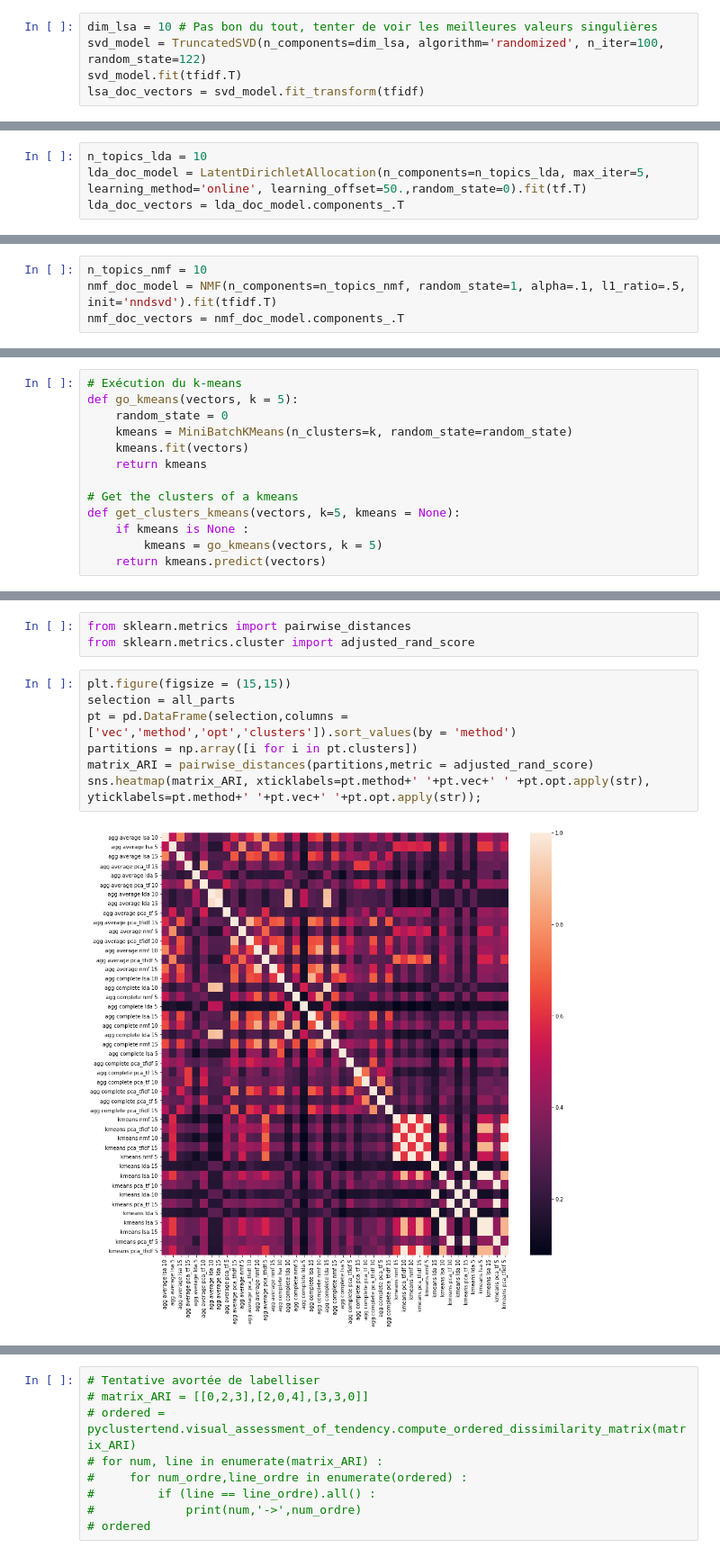
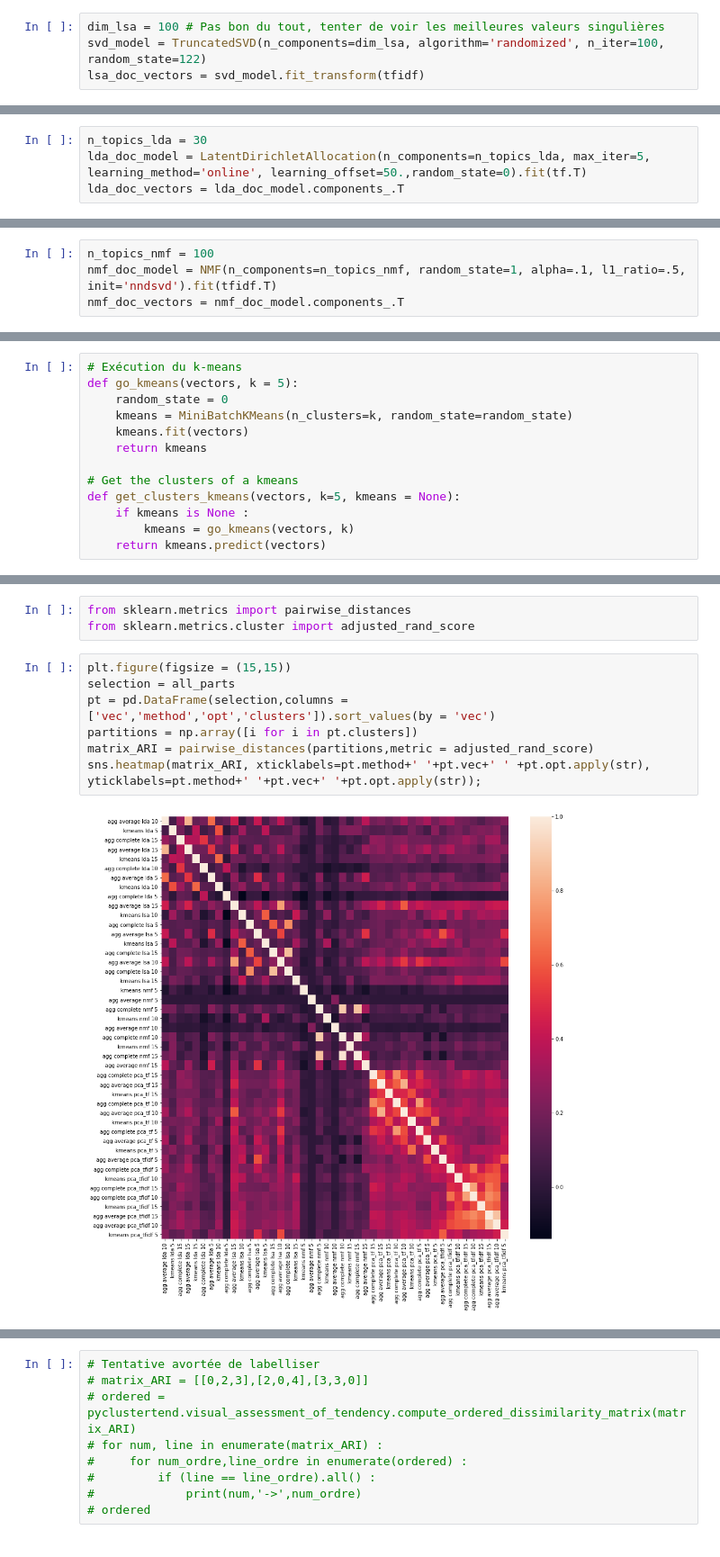
Before and after one commit to AchilleBaucher/confiance_diffusion, a Jupyter notebook: jupyter/organized_clustering.ipynb, the cells around one changed output, grey strips where cells are left out. Shown at 90% size. Drawn from its saved outputs; the diff is of its cells as text.

```diff
--- a/jupyter/organized_clustering.ipynb
+++ b/jupyter/organized_clustering.ipynb
@@ -84,7 +92,6 @@ all_vecs.append(['pca_tf',dim_pca_tf,reduced_features_tf])
 # %%
 from sklearn.decomposition import TruncatedSVD
 # %%
-dim_lsa = 10 # Pas bon du tout, tenter de voir les meilleures valeurs singulières
+dim_lsa = 100 # Pas bon du tout, tenter de voir les meilleures valeurs singulières
 svd_model = TruncatedSVD(n_components=dim_lsa, algorithm='randomized', n_iter=100, random_state=122)
-svd_model.fit(tfidf.T)
 lsa_doc_vectors = svd_model.fit_transform(tfidf)
@@ -96,6 +107,6 @@ all_vecs.append(['lsa',dim_lsa,lsa_doc_vectors])
 # %%
 from sklearn.decomposition import LatentDirichletAllocation
 # %%
-n_topics_lda = 10
+n_topics_lda = 30
 lda_doc_model = LatentDirichletAllocation(n_components=n_topics_lda, max_iter=5, learning_method='online', learning_offset=50.,random_state=0).fit(tf.T)
 lda_doc_vectors = lda_doc_model.components_.T
@@ -107,6 +153,6 @@ all_vecs.append(['lda',n_topics_lda,lda_doc_vectors])
 # %%
 from sklearn.decomposition import NMF
 # %%
-n_topics_nmf = 10
+n_topics_nmf = 100
 nmf_doc_model = NMF(n_components=n_topics_nmf, random_state=1, alpha=.1, l1_ratio=.5, init='nndsvd').fit(tfidf.T)
 nmf_doc_vectors = nmf_doc_model.components_.T
@@ -133,7 +194,7 @@ def go_kmeans(vectors, k = 5):
 # Get the clusters of a kmeans
 def get_clusters_kmeans(vectors, k=5, kmeans = None):
     if kmeans is None :
-        kmeans = go_kmeans(vectors, k = 5)
+        kmeans = go_kmeans(vectors, k)
     return kmeans.predict(vectors)
 # %% [markdown]
 ## 2.2 Hiérarchique
@@ -204,12 +265,12 @@ from sklearn.metrics.cluster import adjusted_rand_score
 # %%
 plt.figure(figsize = (15,15))
 selection = all_parts
-pt = pd.DataFrame(selection,columns = ['vec','method','opt','clusters']).sort_values(by = 'method')
+pt = pd.DataFrame(selection,columns = ['vec','method','opt','clusters']).sort_values(by = 'vec')
 partitions = np.array([i for i in pt.clusters])
 matrix_ARI = pairwise_distances(partitions,metric = adjusted_rand_score)
 sns.heatmap(matrix_ARI, xticklabels=pt.method+' '+pt.vec+' ' +pt.opt.apply(str), yticklabels=pt.method+' '+pt.vec+' '+pt.opt.apply(str));
 # %% [output]
-[figure, old version]
+[figure, new version]
 # %%
 from pyclustertend import vat
 vat(matrix_ARI)
```
Also changed, not shown: parts of 48 cells of this notebook, 1 other file.
